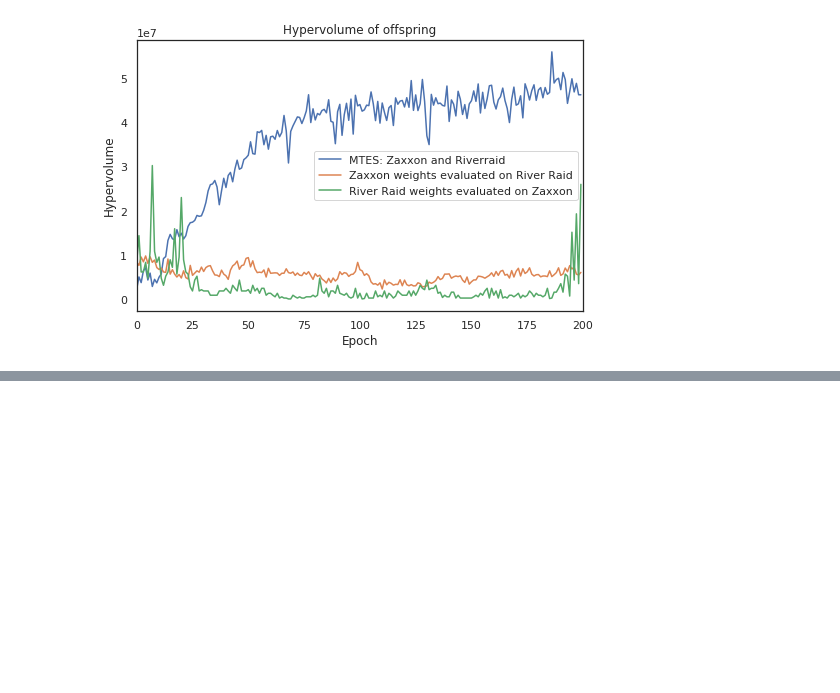
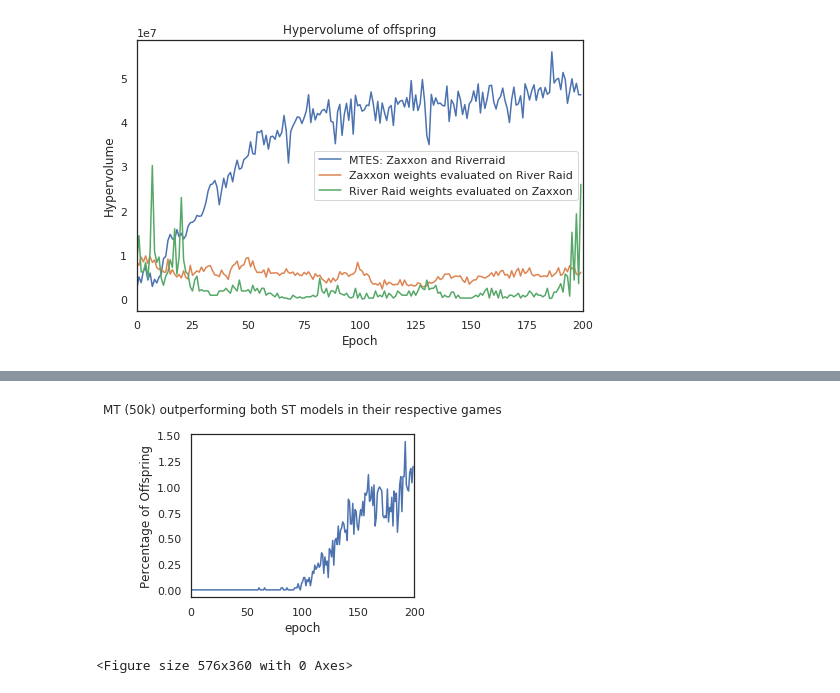
Before and after one commit to deyandyankov/research.mtne, a Jupyter notebook: gpu_implementation/analysis/IJCNN2020.ipynb, the cells around one changed output, grey strips where cells are left out. Cells and saved outputs as stored; diff of their text form; code cells hidden in the pictures; blank space fills up the shorter version.

```diff
--- a/gpu_implementation/analysis/IJCNN2020.ipynb
+++ b/gpu_implementation/analysis/IJCNN2020.ipynb
@@ -170,4 +154,7 @@ ijcnn_plots.outperformer(mt5k_outperf, iterations=200, title='MT outperforming b
 # %%
 mt50k_outperf = ijcnn_getters.get_outerperformer_data(e['MT50k'], iterations=200)
 # %%
-ijcnn_plots.outperformer(mt50k_outperf, iterations=200, title="MT (50k) outperforming both ST models in their respective games")
+p = ijcnn_plots.outperformer(mt50k_outperf, iterations=200, title="MT (50k) outperforming both ST models in their respective games")
+ijcnn_plots.save_plot(p, 'outperformer-50k')
+# %% [output]
+[figure, added]
@@ -226,0 +161,27 @@ p.set_title('MT (50k) Zaxxon, parent')
+# %%
+mmm_thresholds = {'Zaxxon': 6380, 'Riverraid': 5009} # from https://arxiv.org/pdf/1703.03864.pdf
+mmm_exps = ['MT', 'MT50k']
+mmm_games = {0: 'Zaxxon', 1: 'Riverraid'}
+mmm_ops = ['offspring', 'parent']
+
+for mmm_exp in mmm_exps:
+    for mmm_game_idx, mmm_game in mmm_games.items():
+        for mmm_op in mmm_ops:
+            varname = mmm_game + '_' + mmm_op
+            threshold = mmm_thresholds[mmm_game]
+            title = mmm_exp + ' ' + mmm_game + ' ' + mmm_op
+            fname = 'mmm/' + title.replace(' ', '_')
+
+            if mmm_op == 'offspring':
+                raw = ijcnn_getters.get_raw_offspring(e[mmm_exp], mmm_game_idx)
+            if mmm_op == 'parent':
+                raw = ijcnn_getters.get_raw_parent(e[mmm_exp], mmm_game_idx)
+
+            raw_metrics = raw.groupby(['epoch'])[varname].agg([('min', np.min), ('mean', np.mean), ('max', np.max)])
+            raw_metrics['Epoch'] = raw_metrics.index
+            melted = pd.melt(raw_metrics, id_vars=['Epoch'], value_name='Score')
+            p = ijcnn_plots.mmm(melted, threshold, title)
+            ijcnn_plots.save_plot(p, fname)
+            plt.clf()
+# %% [output]
+<Figure size 576x360 with 0 Axes>
```
Also changed, not shown: parts of 6 cells of this notebook, 2 other files.
